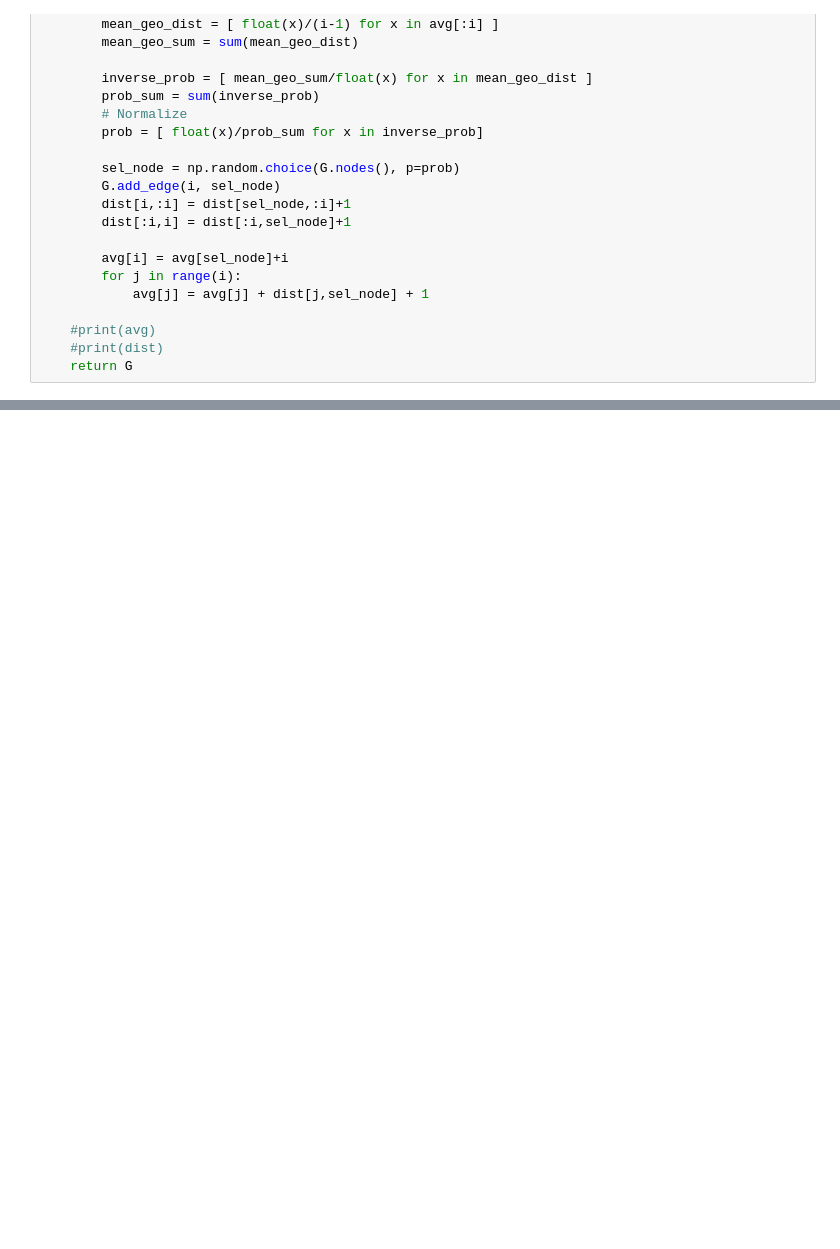
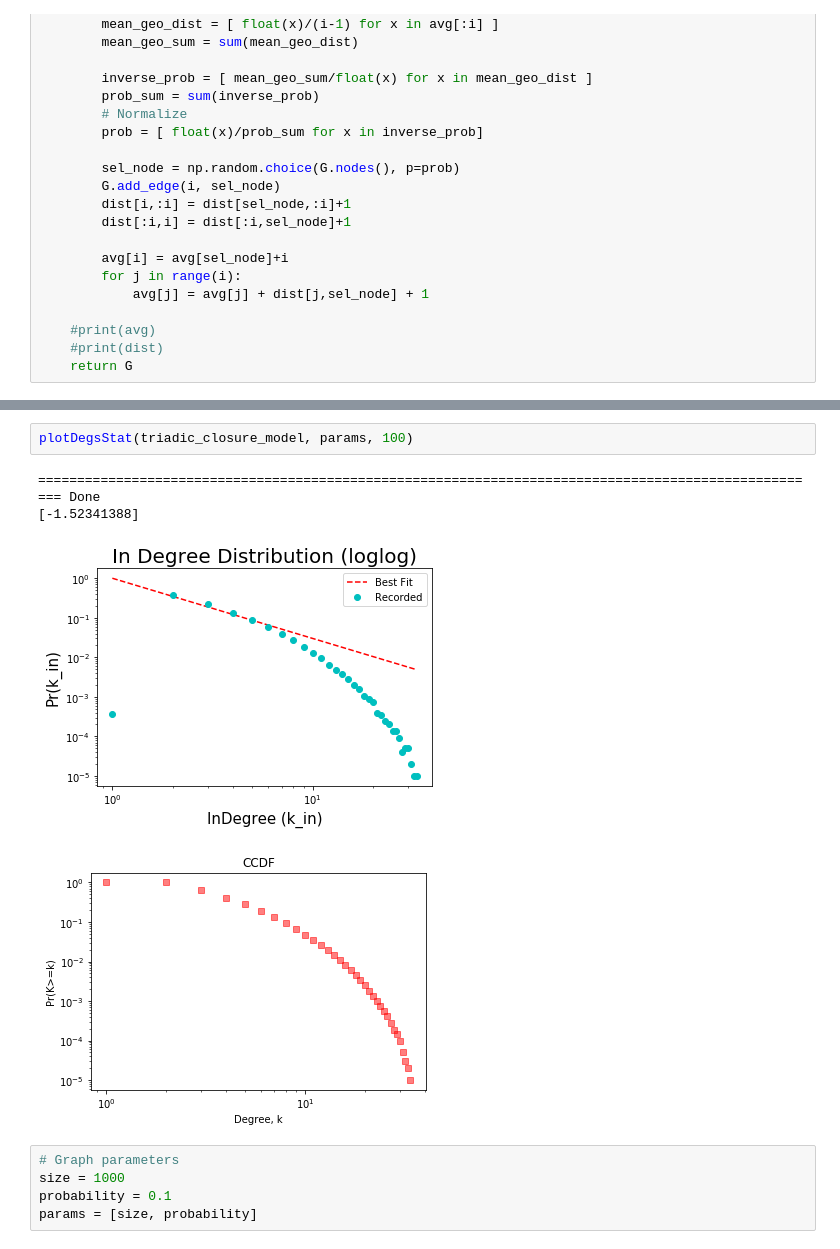
Before and after one commit to thomasy314/Preferential-Attachment, a Jupyter notebook: Pref_Attach.ipynb, the cells around one changed output, grey strips where cells are left out. Drawn from its saved outputs; the diff is of its cells as text; blank space fills up the shorter version.

```diff
--- a/Pref_Attach.ipynb
+++ b/Pref_Attach.ipynb
@@ -461,0 +504,12 @@ print("Correlation: ", r_value)
+# %%
+plotDegsStat(triadic_closure_model, params, 100)
+# %% [output]
+===================================================================================================== Done
+[-1.52341388]
+[figure, added]
+[figure, added]
+# %%
+# Graph parameters
+size = 1000
+probability = 0.1
+params = [size, probability]
```
Also changed, not shown: parts of 37 cells of this notebook.
